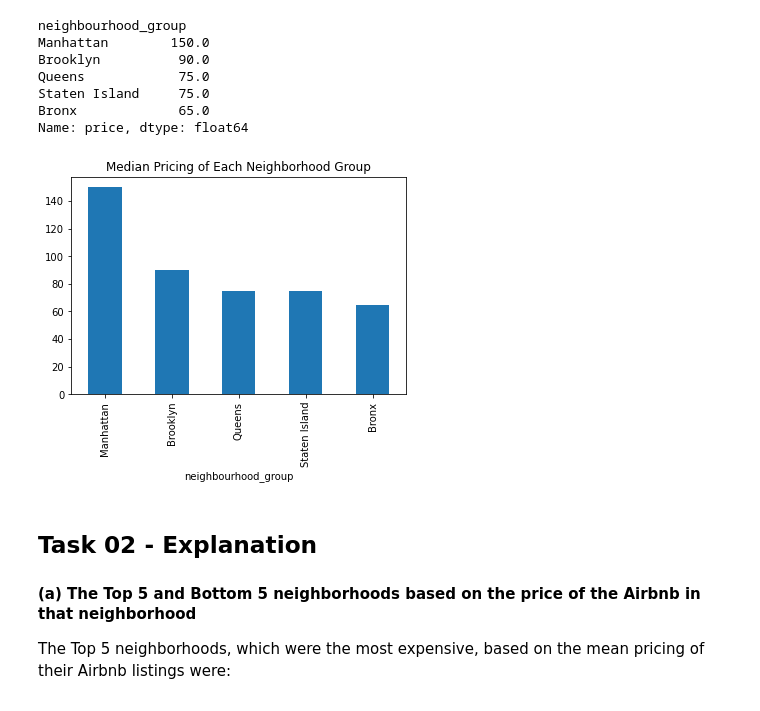
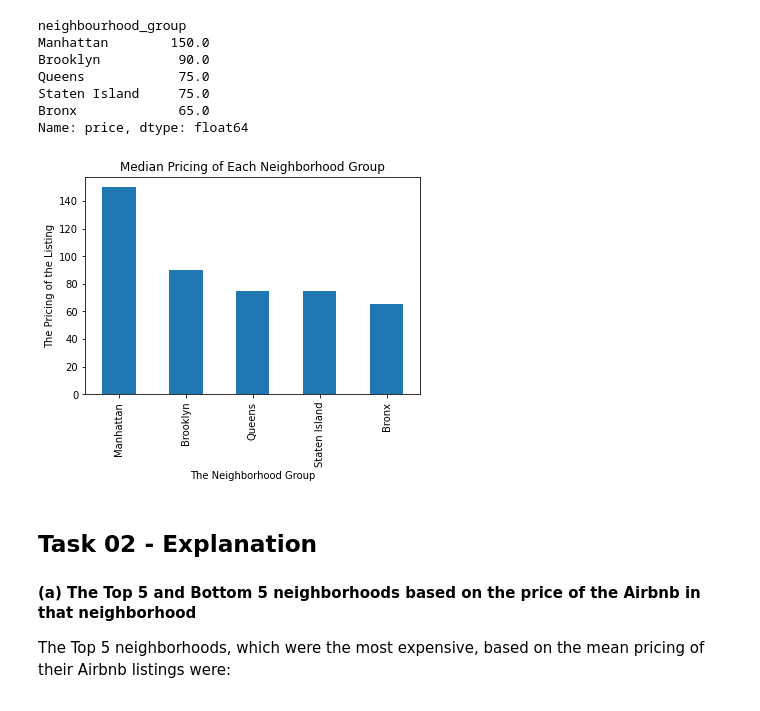
Before and after one commit to chen146-2/Data-Science-NYC-Airbnb-Analyzer, a Jupyter notebook: Data Science - NYC Airbnb Analysis.ipynb, the cells around one changed output. Cells and saved outputs as stored; diff of their text form; code cells hidden in the pictures.

```diff
--- a/Data Science - NYC Airbnb Analysis.ipynb
+++ b/Data Science - NYC Airbnb Analysis.ipynb
@@ -302,9 +303,5 @@ bar_plot_mean = data_nb_group_mean.plot.bar(x='neighbourhood_group', y='price',
 # %%
-# Copying the dataset again, but this time to display the box plot with the median pricing of the listings
-# of each neighborhood group. This would illustrate a different perspective compared to the mean box plot.
-
-data_nb_group_median = dataset.copy()
-data_nb_group_median = data_nb_group_median.groupby(['neighbourhood_group'])['price'].median().sort_values(ascending=False)
+data_nb_group_median = dataset.groupby(['neighbourhood_group'])['price'].median().sort_values(ascending=False)
 
 # Displaying the most expensive to least neighborhood group based on median pricing
 
@@ -320,16 +317,19 @@ Name: price, dtype: float64
 # %%
 # Examining the bar plot below, we are able to analyze the price differences between the neighborhood
 # groups based on their median pricing. Manhattan is the most expensive with their median price being
 # $150.00. The 2nd most expensive neighborhood group is Brooklyn with a median price of $90.00. Next,
 # there is a tie between Queens and Staten Island with a median price of $75.00. The least expensive
 # neighborhood group is the Bronx with a median price of $65.00.
 
 # TLDR: The most expensive to least expensive neighborhood groups based on their median pricing is as follows:
 # Manhattan ($150), Brooklyn ($90), Queens and Staten Island ($75), the Bronx ($65)
 
 bar_plot_median = data_nb_group_median.plot.bar(x='neighbourhood_group', y='price', title='Median Pricing of Each Neighborhood Group')
+bar_plot_median.set_xlabel("The Neighborhood Group")
+bar_plot_median.set_ylabel("The Pricing of the Listing")
+print()
 # %% [output]
-[figure, old version]
+[figure, new version]
 # %% [markdown]
 ## Task 02 - Explanation
 
```
Also changed, not shown: parts of 33 cells of this notebook.
